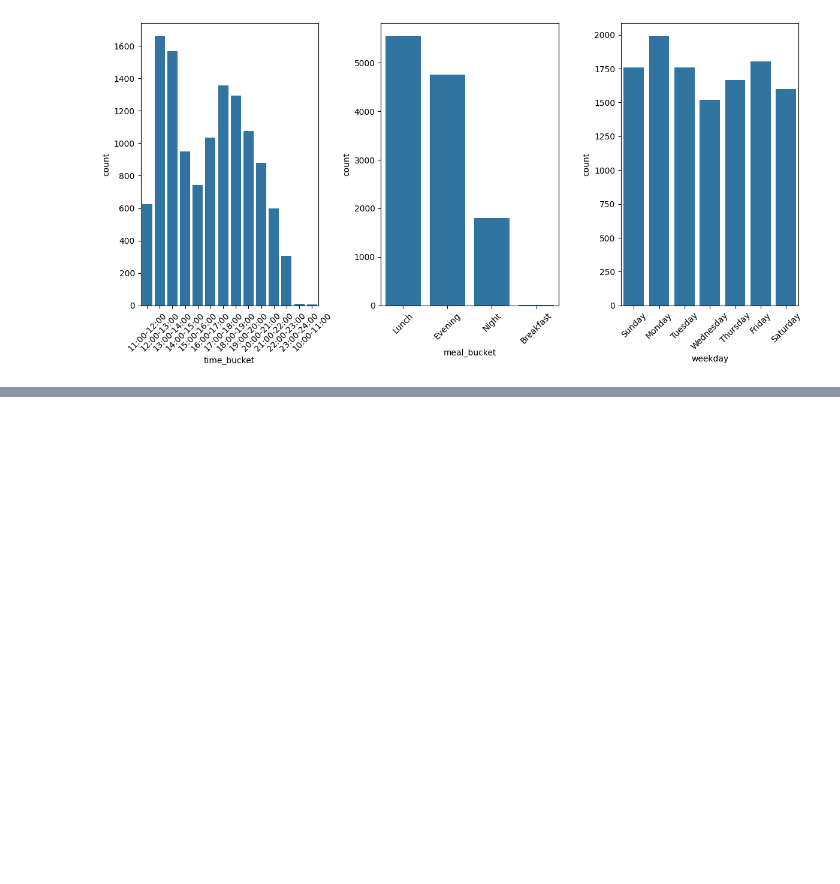
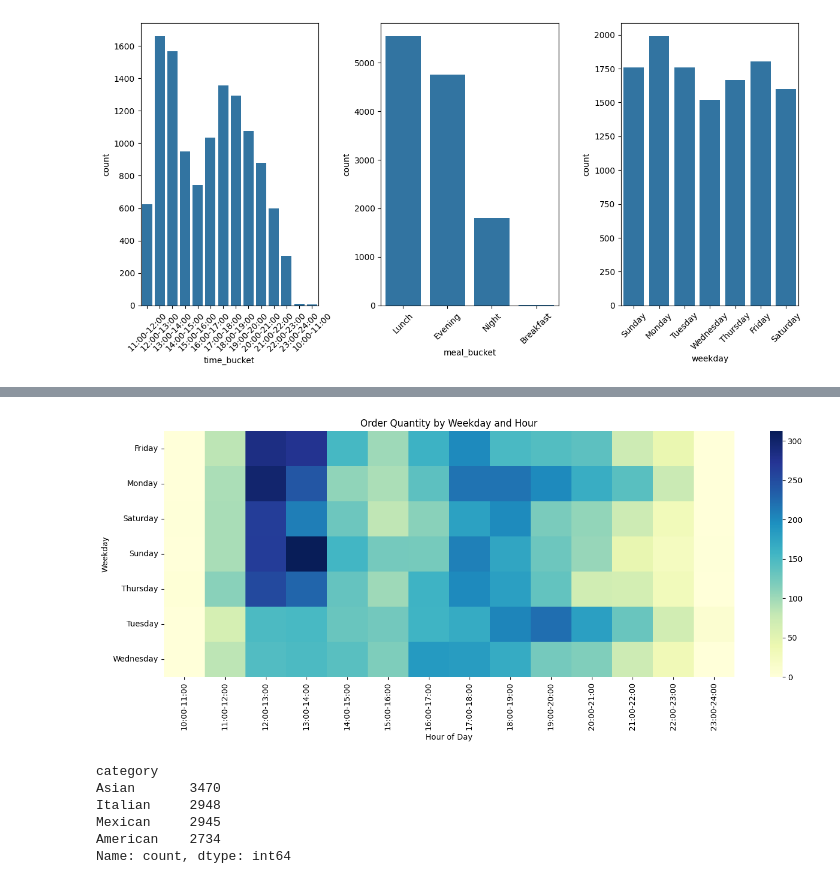
Before and after one commit to YaniaNada/Cafeteria_Analysis_OptiMeal_Project, a Jupyter notebook: exploratory_analysis.ipynb, the cells around one changed output, grey strips where cells are left out. Drawn from its saved outputs; the diff is of its cells as text; code cells hidden in the pictures; blank space fills up the shorter version.

```diff
--- a/exploratory_analysis.ipynb
+++ b/exploratory_analysis.ipynb
@@ -242,0 +272,27 @@ plt.show()
+# %%
+# Pivot the data for heatmap (rows=weekday, columns=hour)
+heatmap_data = order_counts.pivot_table(
+    index='weekday',
+    columns='time_bucket',
+    values='order_quantity',
+    fill_value=0
+)
+
+plt.figure(figsize=(14, 6))
+sns.heatmap(heatmap_data, cmap="YlGnBu")
+plt.title("Order Quantity by Weekday and Hour")
+plt.xlabel("Hour of Day")
+plt.ylabel("Weekday")
+plt.tight_layout()
+plt.show()
+# %% [output]
+[figure, added]
+# %%
+print(merged_df['category'].value_counts())
+# %% [output]
+category
+Asian       3470
+Italian     2948
+Mexican     2945
+American    2734
+Name: count, dtype: int64
```
Also changed, not shown: parts of 17 cells of this notebook.
